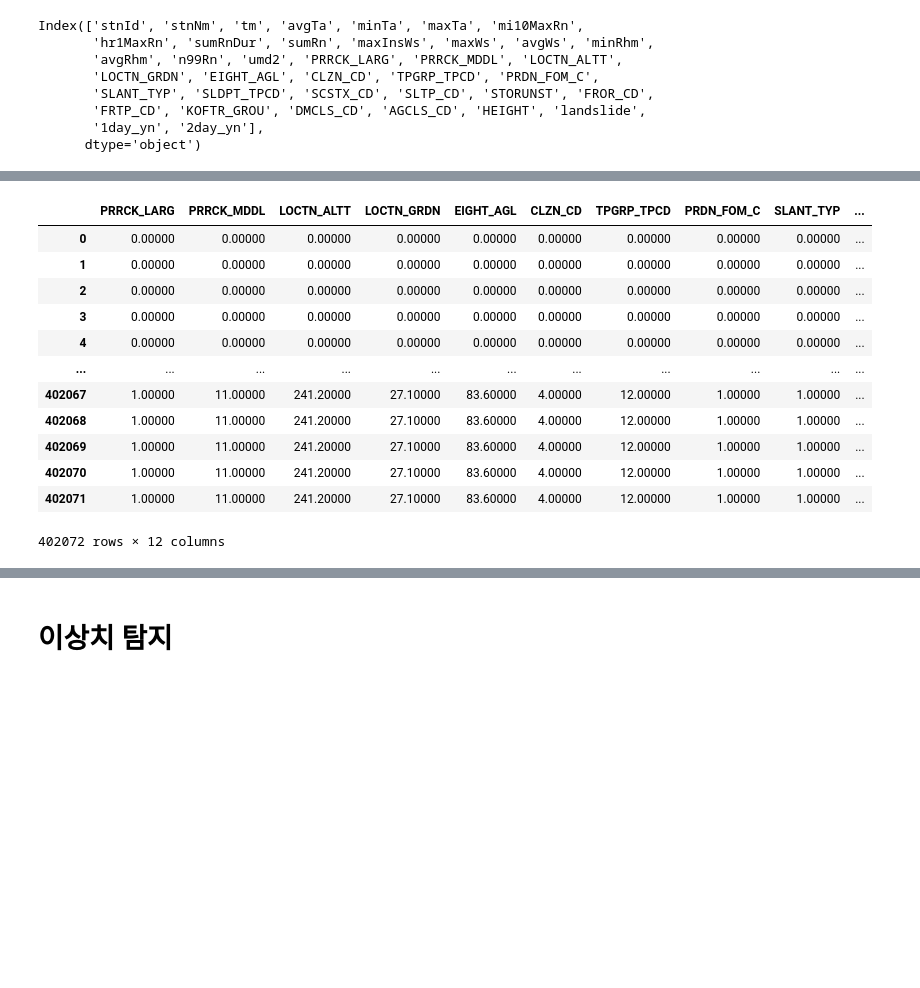
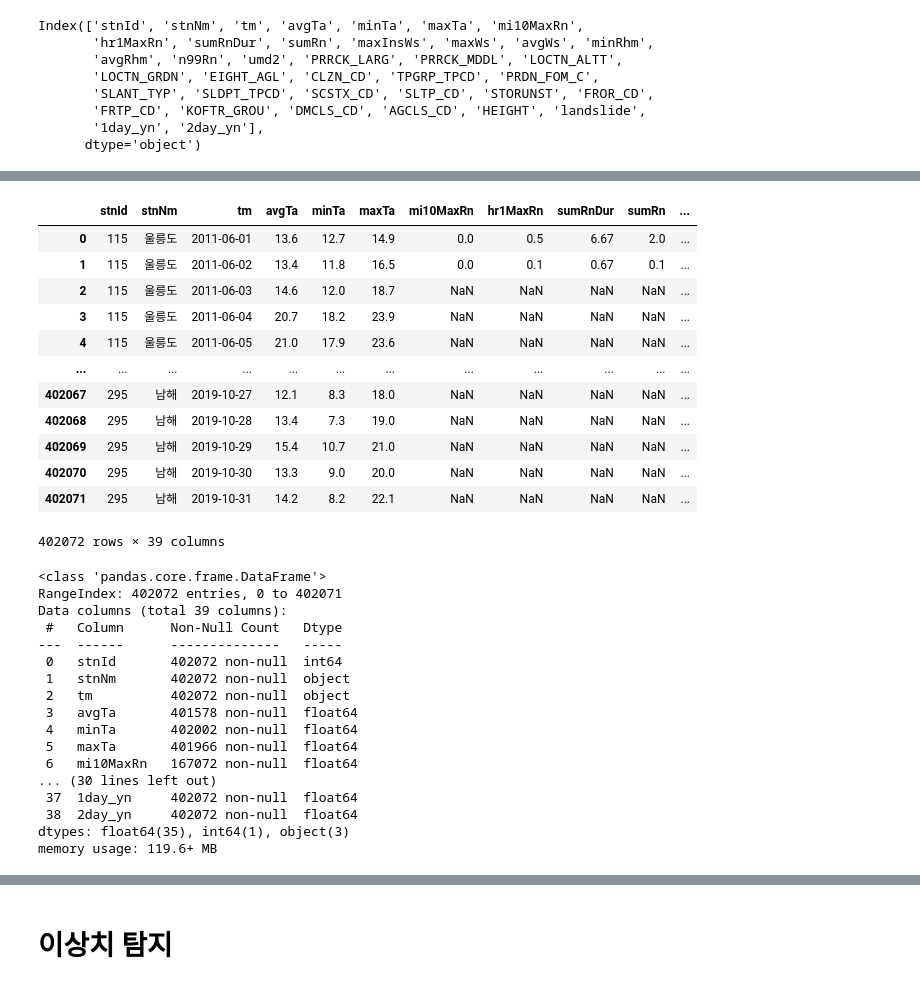
Before and after one commit to wonkwonlee/landslide-prediction-modeling, a Jupyter notebook: addition/Modeling_pipecode.ipynb, the cells around one changed output, grey strips where cells are left out. Drawn from its saved outputs; the diff is of its cells as text; code cells hidden in the pictures; blank space fills up the shorter version.

```diff
--- a/addition/Modeling_pipecode.ipynb
+++ b/addition/Modeling_pipecode.ipynb
@@ -64,3 +68,14 @@ clean_df = raw_df.replace(to_replace = np.nan, value = 0)
+# %%
+raw_df1 = raw_df[['stnId', 'stnNm', 'tm', 'avgTa', 'minTa', 'maxTa', 'mi10MaxRn',
+       'hr1MaxRn', 'sumRnDur', 'sumRn', 'maxInsWs', 'maxWs', 'avgWs', 'minRhm',
+       'avgRhm', 'n99Rn', 'umd2']]
+raw_df2 = raw_df[['PRRCK_LARG', 'PRRCK_MDDL', 'LOCTN_ALTT',
+       'LOCTN_GRDN', 'EIGHT_AGL', 'CLZN_CD', 'TPGRP_TPCD', 'PRDN_FOM_C',
+       'SLANT_TYP', 'SLDPT_TPCD', 'SCSTX_CD', 'SLTP_CD', 'STORUNST', 'FROR_CD',
+       'FRTP_CD', 'KOFTR_GROU', 'DMCLS_CD', 'AGCLS_CD', 'HEIGHT', 'landslide',
+       '1day_yn', '2day_yn']]
+# %%
+raw_df2 = raw_df2.fillna(0)
 # %%
 clean_df.columns
 # %% [output]
@@ -96,19 +95,40 @@ memory usage: 119.6+ MB
 clean_df = clean_df.astype({'PRRCK_LARG': 'object', 'PRRCK_MDDL': 'object', 'CLZN_CD': 'object', 'TPGRP_TPCD': 'object', 'PRDN_FOM_C': 'object',
        'SLANT_TYP': 'object', 'SLDPT_TPCD': 'object', 'SCSTX_CD': 'object', 'SLTP_CD': 'object', 'STORUNST': 'object', 'FROR_CD': 'object',
        'FRTP_CD': 'object', 'KOFTR_GROU': 'object', 'DMCLS_CD': 'object', 'AGCLS_CD': 'object', 'HEIGHT': 'object'})
+# %%
+clean_df = pd.concat([raw_df1, raw_df2], axis=1)
+clean_df
+# %% [output]
+|  | stnId | stnNm | tm | avgTa | minTa | maxTa | mi10MaxRn | hr1MaxRn | sumRnDur | sumRn | ... |
+| 0 | 115 | 울릉도 | 2011-06-01 | 13.6 | 12.7 | 14.9 | 0.0 | 0.5 | 6.67 | 2.0 | ... |
+| 1 | 115 | 울릉도 | 2011-06-02 | 13.4 | 11.8 | 16.5 | 0.0 | 0.1 | 0.67 | 0.1 | ... |
+| 2 | 115 | 울릉도 | 2011-06-03 | 14.6 | 12.0 | 18.7 | NaN | NaN | NaN | NaN | ... |
+| 3 | 115 | 울릉도 | 2011-06-04 | 20.7 | 18.2 | 23.9 | NaN | NaN | NaN | NaN | ... |
+| 4 | 115 | 울릉도 | 2011-06-05 | 21.0 | 17.9 | 23.6 | NaN | NaN | NaN | NaN | ... |
+| ... | ... | ... | ... | ... | ... | ... | ... | ... | ... | ... | ... |
+| 402067 | 295 | 남해 | 2019-10-27 | 12.1 | 8.3 | 18.0 | NaN | NaN | NaN | NaN | ... |
+| 402068 | 295 | 남해 | 2019-10-28 | 13.4 | 7.3 | 19.0 | NaN | NaN | NaN | NaN | ... |
+| 402069 | 295 | 남해 | 2019-10-29 | 15.4 | 10.7 | 21.0 | NaN | NaN | NaN | NaN | ... |
+| 402070 | 295 | 남해 | 2019-10-30 | 13.3 | 9.0 | 20.0 | NaN | NaN | NaN | NaN | ... |
+| 402071 | 295 | 남해 | 2019-10-31 | 14.2 | 8.2 | 22.1 | NaN | NaN | NaN | NaN | ... |
+402072 rows × 39 columns
 # %%
-clean_df
+clean_df.info()
 # %% [output]
-|  | PRRCK_LARG | PRRCK_MDDL | LOCTN_ALTT | LOCTN_GRDN | EIGHT_AGL | CLZN_CD | TPGRP_TPCD | PRDN_FOM_C | SLANT_TYP | ... |
-| 0 | 0.00000 | 0.00000 | 0.00000 | 0.00000 | 0.00000 | 0.00000 | 0.00000 | 0.00000 | 0.00000 | ... |
-| 1 | 0.00000 | 0.00000 | 0.00000 | 0.00000 | 0.00000 | 0.00000 | 0.00000 | 0.00000 | 0.00000 | ... |
-| 2 | 0.00000 | 0.00000 | 0.00000 | 0.00000 | 0.00000 | 0.00000 | 0.00000 | 0.00000 | 0.00000 | ... |
-| 3 | 0.00000 | 0.00000 | 0.00000 | 0.00000 | 0.00000 | 0.00000 | 0.00000 | 0.00000 | 0.00000 | ... |
-| 4 | 0.00000 | 0.00000 | 0.00000 | 0.00000 | 0.00000 | 0.00000 | 0.00000 | 0.00000 | 0.00000 | ... |
-| ... | ... | ... | ... | ... | ... | ... | ... | ... | ... | ... |
-| 402067 | 1.00000 | 11.00000 | 241.20000 | 27.10000 | 83.60000 | 4.00000 | 12.00000 | 1.00000 | 1.00000 | ... |
-| 402068 | 1.00000 | 11.00000 | 241.20000 | 27.10000 | 83.60000 | 4.00000 | 12.00000 | 1.00000 | 1.00000 | ... |
-| 402069 | 1.00000 | 11.00000 | 241.20000 | 27.10000 | 83.60000 | 4.00000 | 12.00000 | 1.00000 | 1.00000 | ... |
-| 402070 | 1.00000 | 11.00000 | 241.20000 | 27.10000 | 83.60000 | 4.00000 | 12.00000 | 1.00000 | 1.00000 | ... |
-| 402071 | 1.00000 | 11.00000 | 241.20000 | 27.10000 | 83.60000 | 4.00000 | 12.00000 | 1.00000 | 1.00000 | ... |
-402072 rows × 12 columns
+<class 'pandas.core.frame.DataFrame'>
+RangeIndex: 402072 entries, 0 to 402071
+Data columns (total 39 columns):
+ #   Column      Non-Null Count   Dtype
+---  ------      --------------   -----
+ 0   stnId       402072 non-null  int64
+ 1   stnNm       402072 non-null  object
+ 2   tm          402072 non-null  object
+ 3   avgTa       401578 non-null  float64
+ 4   minTa       402002 non-null  float64
+ 5   maxTa       401966 non-null  float64
+ 6   mi10MaxRn   167072 non-null  float64
+... (30 lines left out)
+ 37  1day_yn     402072 non-null  float64
+ 38  2day_yn     402072 non-null  float64
+dtypes: float64(35), int64(1), object(3)
+memory usage: 119.6+ MB
```
Also changed, not shown: parts of 42 cells of this notebook.
